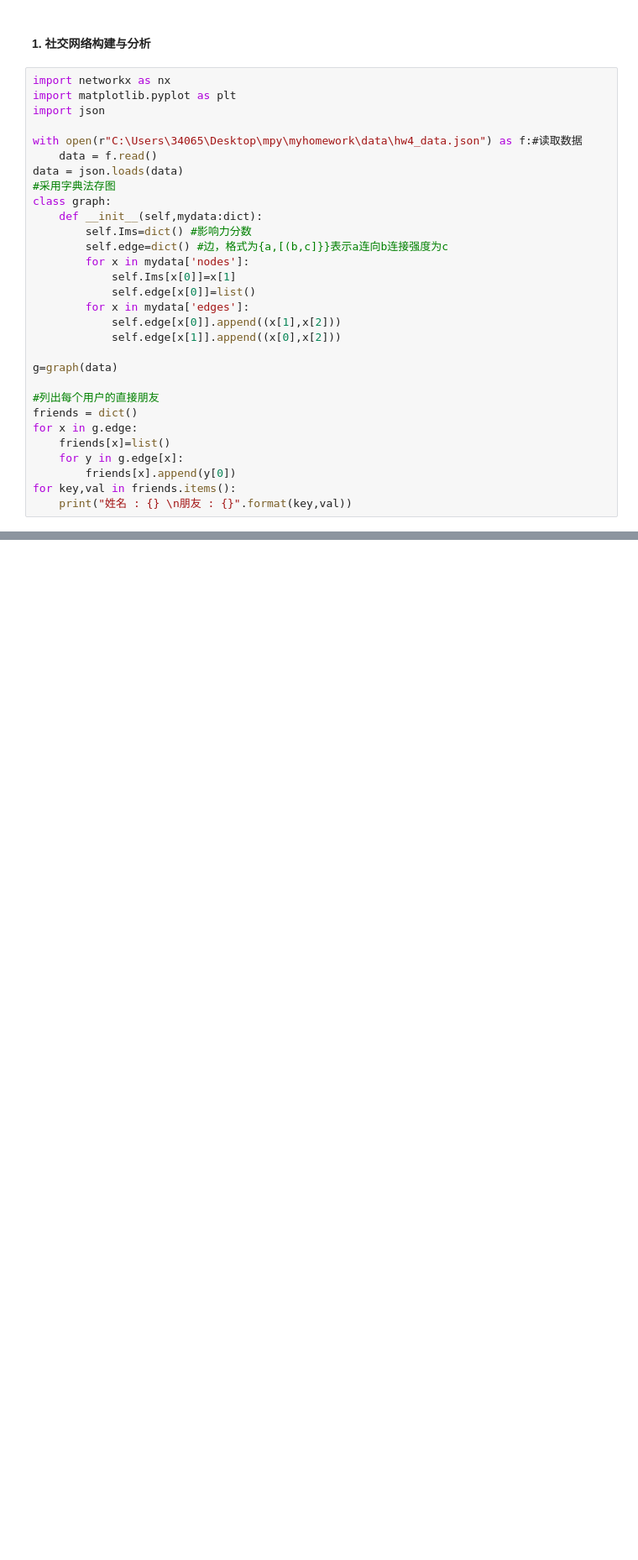
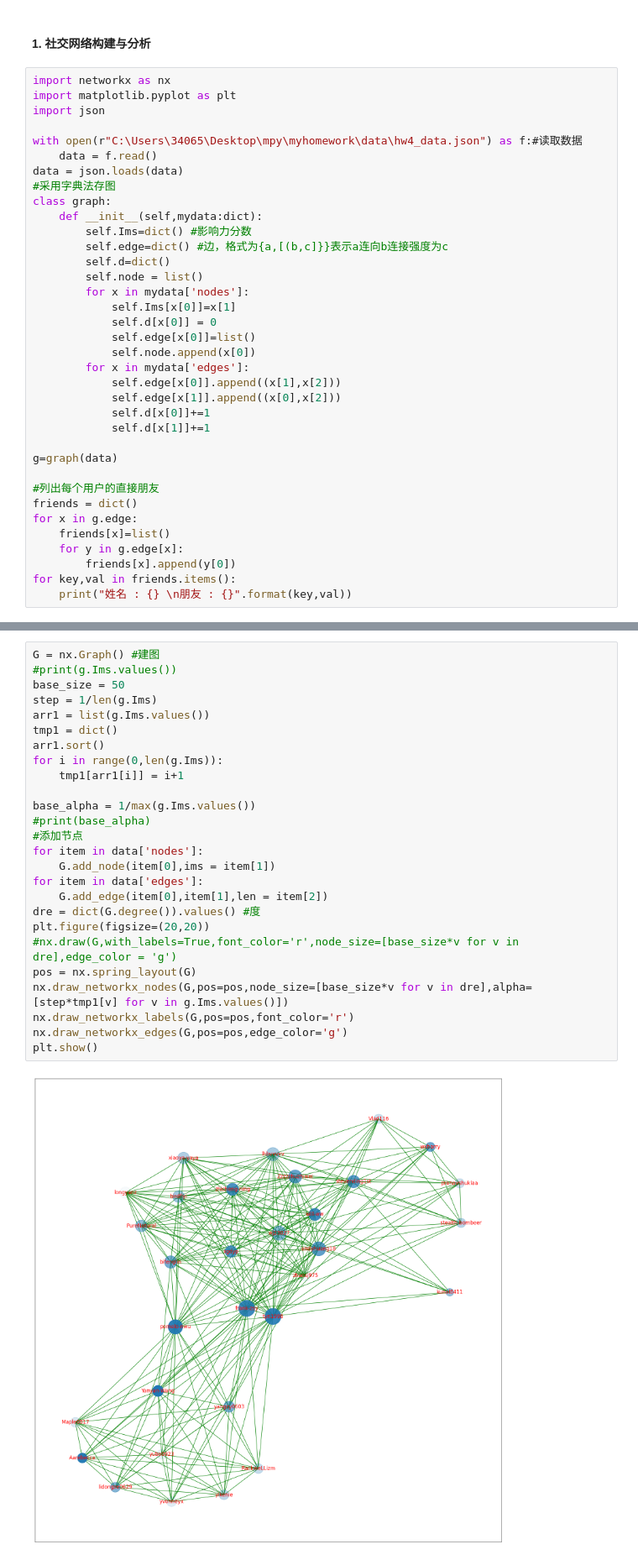
Before and after one commit to Utlyr/-, a Jupyter notebook: homework4.ipynb, the cells around one changed output, grey strips where cells are left out. Shown at 84% size. Saved outputs shown, nothing was run; the diff lists cells and outputs as text; blank space fills up the shorter version.

```diff
--- a/homework4.ipynb
+++ b/homework4.ipynb
@@ -13,12 +13,18 @@ class graph:
     def __init__(self,mydata:dict):
         self.Ims=dict() #影响力分数
         self.edge=dict() #边，格式为{a,[(b,c]}}表示a连向b连接强度为c
+        self.d=dict()
+        self.node = list()
         for x in mydata['nodes']:
             self.Ims[x[0]]=x[1]
+            self.d[x[0]] = 0
             self.edge[x[0]]=list()
+            self.node.append(x[0])
         for x in mydata['edges']:
             self.edge[x[0]].append((x[1],x[2]))
             self.edge[x[1]].append((x[0],x[2]))
+            self.d[x[0]]+=1
+            self.d[x[1]]+=1
 
 g=graph(data)
 
@@ -97,0 +212,28 @@ print("姓名：{}，综合影响力：{}".format(item[1],-item[0]))
+# %%
+G = nx.Graph() #建图
+#print(g.Ims.values())
+base_size = 50
+step = 1/len(g.Ims)
+arr1 = list(g.Ims.values())
+tmp1 = dict()
+arr1.sort()
+for i in range(0,len(g.Ims)):
+    tmp1[arr1[i]] = i+1
+
+base_alpha = 1/max(g.Ims.values())
+#print(base_alpha)
+#添加节点
+for item in data['nodes']:
+    G.add_node(item[0],ims = item[1])
+for item in data['edges']:
+    G.add_edge(item[0],item[1],len = item[2])
+dre = dict(G.degree()).values() #度
+plt.figure(figsize=(20,20))
+#nx.draw(G,with_labels=True,font_color='r',node_size=[base_size*v for v in dre],edge_color = 'g')
+pos = nx.spring_layout(G)
+nx.draw_networkx_nodes(G,pos=pos,node_size=[base_size*v for v in dre],alpha=[step*tmp1[v] for v in g.Ims.values()])
+nx.draw_networkx_labels(G,pos=pos,font_color='r')
+nx.draw_networkx_edges(G,pos=pos,edge_color='g')
+plt.show()
+# %% [output]
+[figure, added]
```
Also changed, not shown: parts of 8 cells of this notebook.
